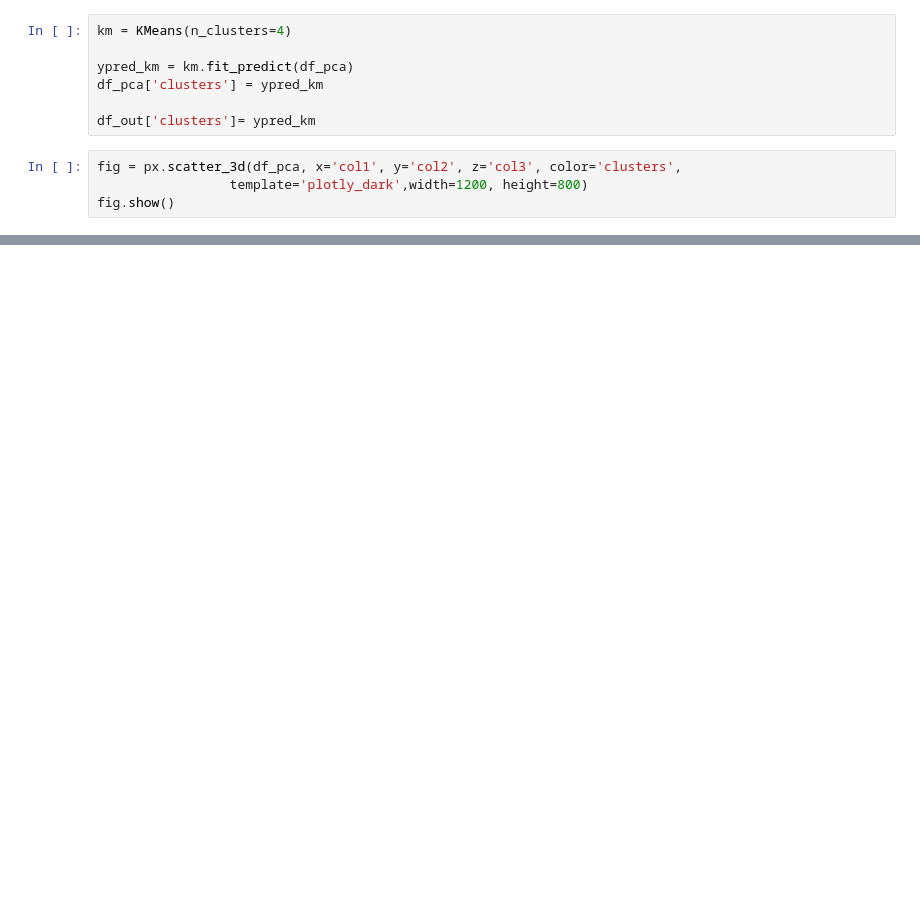
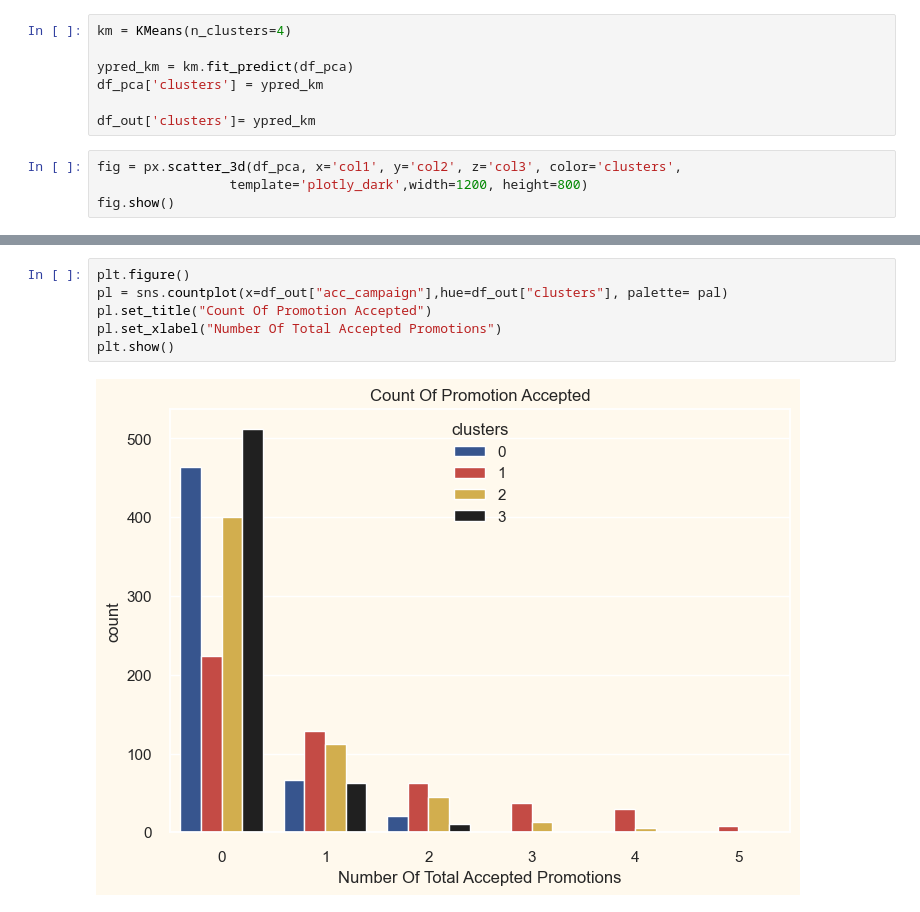
Before and after one commit to garrylgiancarlo/project-marketing, a Jupyter notebook: mar_camp.ipynb, the cells around one changed output, grey strips where cells are left out. Cells and saved outputs as stored; diff of their text form; blank space fills up the shorter version.

```diff
--- a/mar_camp.ipynb
+++ b/mar_camp.ipynb
@@ -332,0 +340,8 @@ fig.show()
+# %%
+plt.figure()
+pl = sns.countplot(x=df_out["acc_campaign"],hue=df_out["clusters"], palette= pal)
+pl.set_title("Count Of Promotion Accepted")
+pl.set_xlabel("Number Of Total Accepted Promotions")
+plt.show()
+# %% [output]
+[figure, added]
```
Also changed, not shown: parts of 17 cells of this notebook.
